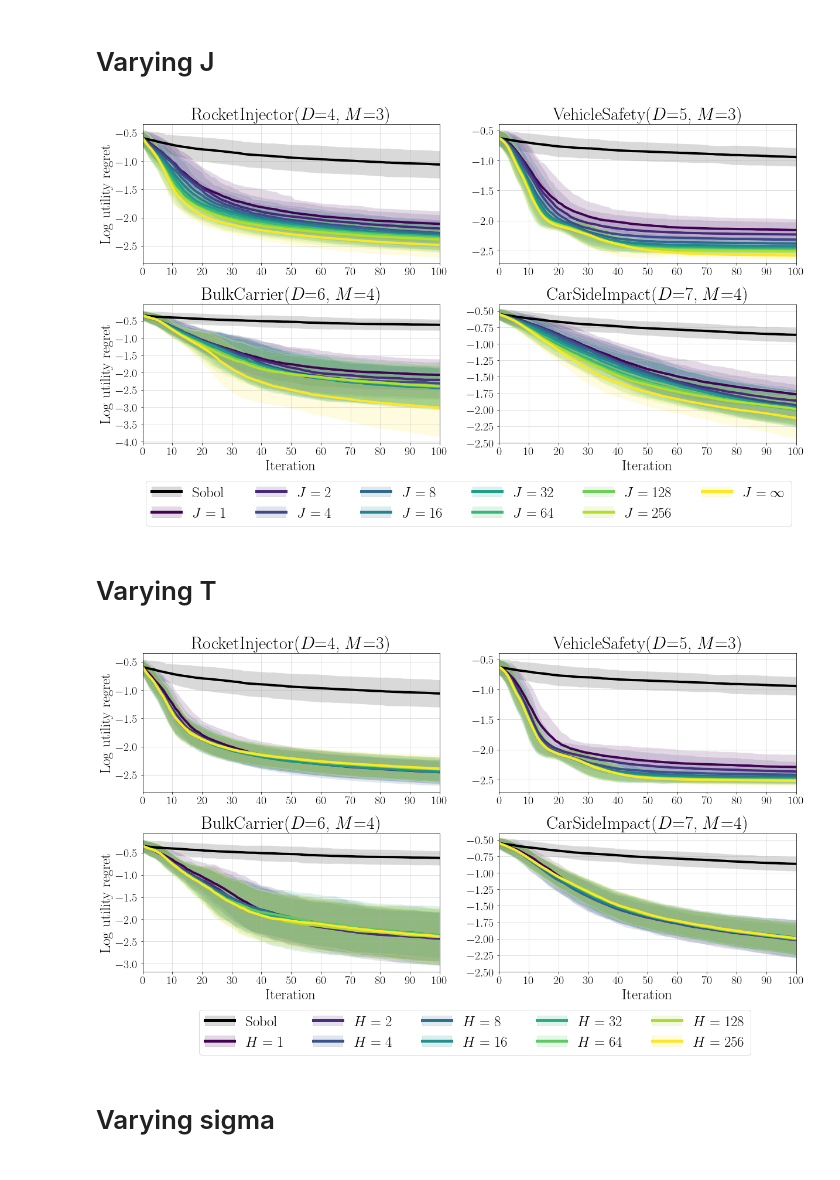
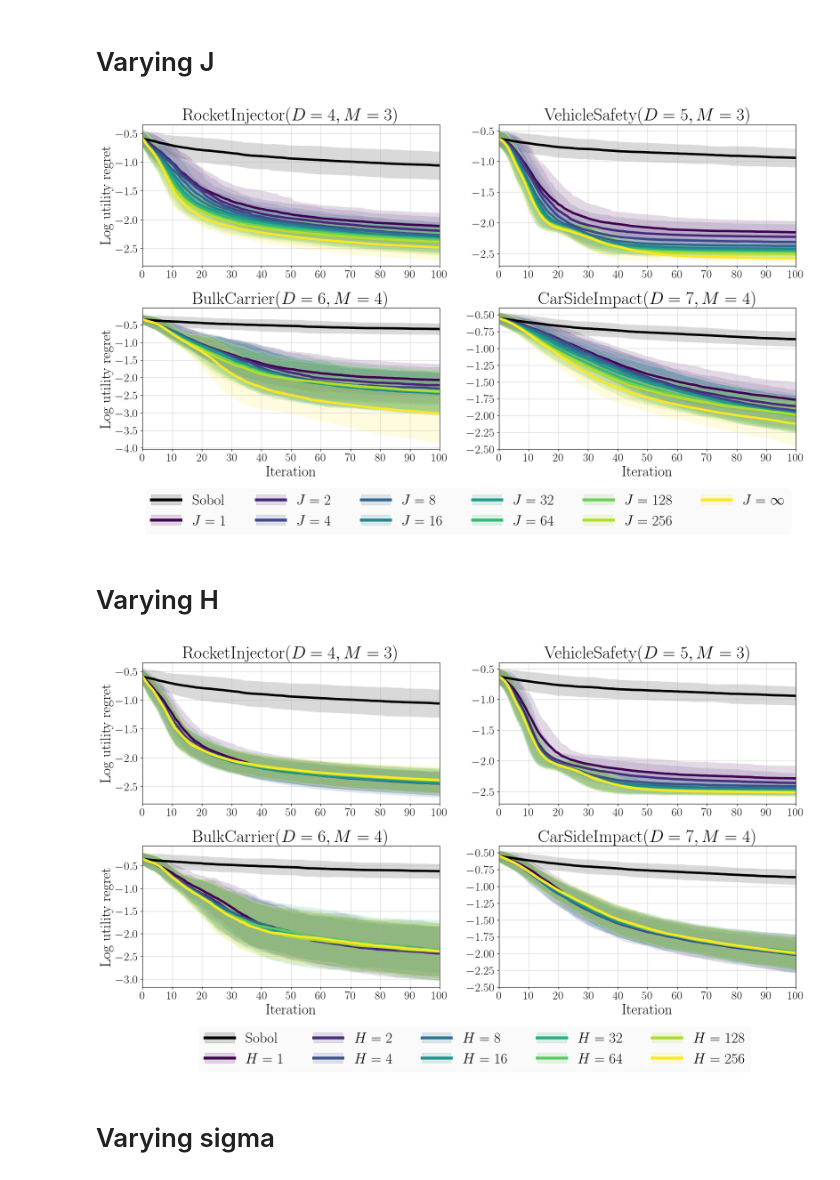
Before and after one commit to benmltu/scalarize, a Jupyter notebook: plot_experiments/standard/plot_all_varying_utilities.ipynb, the cells around one changed output. Saved outputs shown, nothing was run; the diff lists cells and outputs as text; code cells hidden in the pictures.

```diff
--- a/plot_experiments/standard/plot_all_varying_utilities.ipynb
+++ b/plot_experiments/standard/plot_all_varying_utilities.ipynb
@@ -78,7 +78,7 @@ plt.subplot(2, 2, 1)
 plot_experiments(
     data=rocket_data,
     algos=algos,
-    title=r"RocketInjector($D$=4, $M$=3)",
+    title=r"RocketInjector($D=4, M=3$)",
     best_value=1,
     ylim=[-2.8, -0.35],
 )
@@ -89,14 +89,14 @@ plt.subplot(2, 2, 2)
 plot_experiments(
     data=vehicle_data,
     algos=algos,
-    title=r"VehicleSafety($D$=5, $M$=3)",
+    title=r"VehicleSafety($D=5, M=3$)",
     best_value=0.95,
     ylim=[-2.7, -0.4],
 )
 #######################################################
 plt.subplot(2, 2, 3)
 plot_experiments(
-    data=marine_data, algos=algos, title=r"BulkCarrier($D$=6, $M$=4)", best_value=1.2
+    data=marine_data, algos=algos, title=r"BulkCarrier($D=6, M=4$)", best_value=1.2
 )
 plt.ylabel("Log utility regret", fontsize=25)
 plt.xlabel("Iteration", fontsize=25)
@@ -105,7 +105,7 @@ plt.subplot(2, 2, 4)
 plot_experiments(
     data=carside_data,
     algos=algos,
-    title=r"CarSideImpact($D$=7, $M$=4)",
+    title=r"CarSideImpact($D=7, M=4$)",
     best_value=1.1,
     ylim=[-2.5, -0.4],
 )
@@ -115,37 +115,45 @@ plt.xlabel("Iteration", fontsize=25)
 black_line = mlines.Line2D([], [], color="black", linestyle="-", linewidth=5)
 black_patch = mpatches.Patch(color="black", alpha=0.15)
 handles = [(black_line, black_patch)]
 
 for c in colors:
     handles += [
         (
             mlines.Line2D([], [], color=c, linestyle="-", linewidth=5),
             mpatches.Patch(color=c, alpha=0.15),
         )
     ]
 
 labels = [
     "Sobol",
     r"$J=1$",
     r"$J=2$",
     r"$J=4$",
     r"$J=8$",
     r"$J=16$",
     r"$J=32$",
     r"$J=64$",
     r"$J=128$",
     r"$J=256$",
     r"$J=\infty$",
 ]
 
-axes[1, 0].legend(handles=handles, labels=labels, loc=(0.01, -0.6), ncol=6, fontsize=25)
+axes[1, 0].legend(
+    handles=handles,
+    labels=labels,
+    loc=(0.01, -0.6),
+    ncol=6,
+    fontsize=25,
+    facecolor="k",
+    framealpha=0.02,
+)
 #######################################################
 
 plt.show()
 # %% [output]
-[figure, old version]
+[figure, new version]
 # %% [markdown]
-# Varying T
+# Varying H
 # %%
 colors = pl.cm.viridis(np.linspace(0, 1, 9))
 
@@ -172,7 +180,7 @@ plt.subplot(2, 2, 1)
 plot_experiments(
     data=rocket_data,
     algos=algos,
-    title=r"RocketInjector($D$=4, $M$=3)",
+    title=r"RocketInjector($D=4, M=3$)",
     best_value=1,
     ylim=[-2.8, -0.35],
 )
@@ -183,14 +191,14 @@ plt.subplot(2, 2, 2)
 plot_experiments(
     data=vehicle_data,
     algos=algos,
-    title=r"VehicleSafety($D$=5, $M$=3)",
+    title=r"VehicleSafety($D=5, M=3$)",
     best_value=0.95,
     ylim=[-2.7, -0.4],
 )
 #######################################################
 plt.subplot(2, 2, 3)
 plot_experiments(
-    data=marine_data, algos=algos, title=r"BulkCarrier($D$=6, $M$=4)", best_value=1.2
+    data=marine_data, algos=algos, title=r"BulkCarrier($D=6, M=4$)", best_value=1.2
 )
 plt.ylabel("Log utility regret", fontsize=25)
 plt.xlabel("Iteration", fontsize=25)
@@ -199,7 +207,7 @@ plt.subplot(2, 2, 4)
 plot_experiments(
     data=carside_data,
     algos=algos,
-    title=r"CarSideImpact($D$=7, $M$=4)",
+    title=r"CarSideImpact($D=7, M=4$)",
     best_value=1.1,
     ylim=[-2.5, -0.4],
 )
@@ -231,12 +239,20 @@ labels = [
     r"$H=256$",
 ]
 
-axes[1, 0].legend(handles=handles, labels=labels, loc=(0.19, -0.6), ncol=5, fontsize=25)
+axes[1, 0].legend(
+    handles=handles,
+    labels=labels,
+    loc=(0.19, -0.6),
+    ncol=5,
+    fontsize=25,
+    facecolor="k",
+    framealpha=0.02,
+)
 #######################################################
 
 plt.show()
 # %% [output]
-[figure, old version]
+[figure, new version]
 # %% [markdown]
 # Varying sigma
 # %%
```
Also changed, not shown: parts of 1 cell of this notebook, 33 other files.
